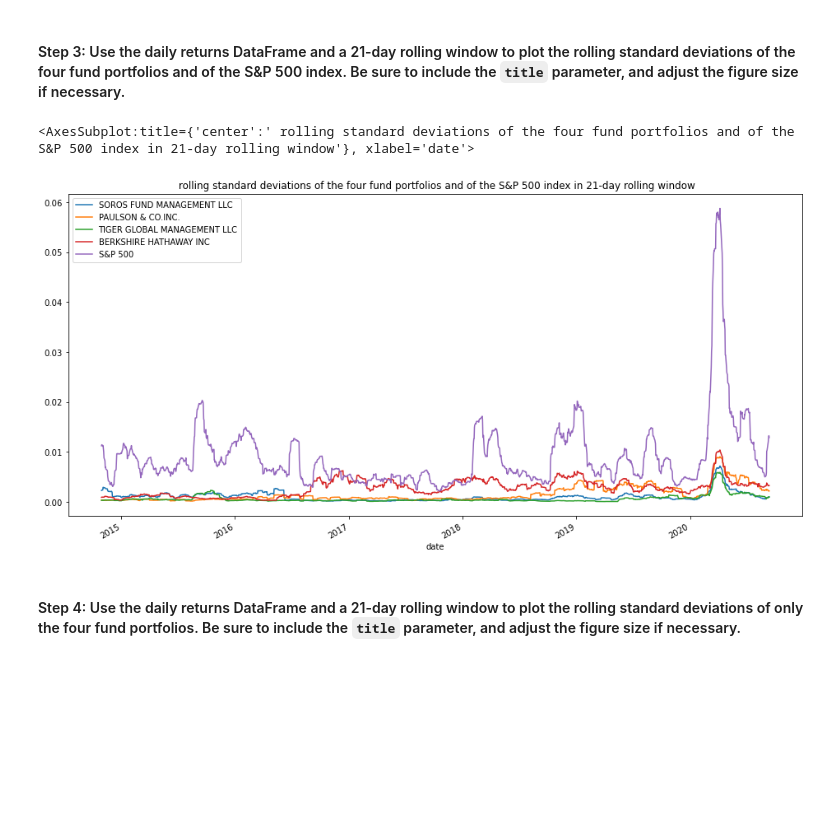
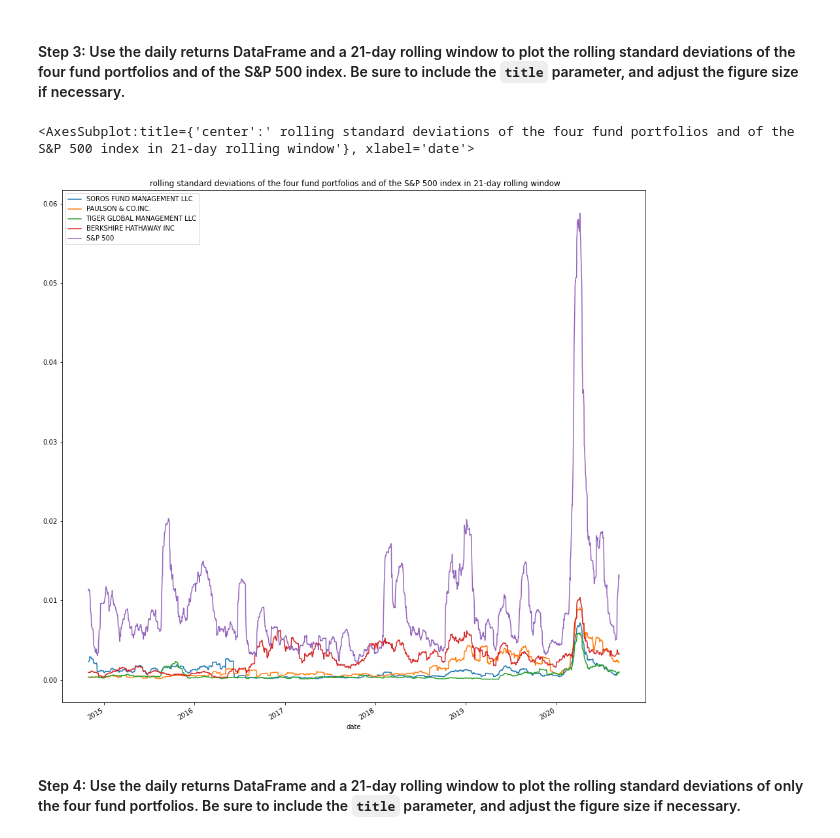
Before and after one commit to bbc2210/Fin-Tech_Challenge_04_Quantitative-Analysis-with-Pandas, a Jupyter notebook: risk_return_analysis.ipynb, the cells around one changed output. Cells and saved outputs as stored; diff of their text form; code cells hidden in the pictures; blank space fills up the shorter version.

```diff
--- a/risk_return_analysis.ipynb
+++ b/risk_return_analysis.ipynb
@@ -511,14 +504,14 @@ dtype: float64
 # %%
 # Using the daily returns DataFrame and a 21-day rolling window,
 # plot the rolling standard deviation of the 4 portfolios and the S&P 500
 # Include a title parameter and adjust the figure size
 whale_daily_returns_window_21_std_df = whale_daily_returns_df.rolling(window=21).std()
 whale_daily_returns_window_21_std_df.plot(
-    figsize=(16, 8)
+    figsize=(16, 16)
     , title=" rolling standard deviations of the four fund portfolios and of the S&P 500 index in 21-day rolling window")
 # %% [output]
 <AxesSubplot:title={'center':' rolling standard deviations of the four fund portfolios and of the S&P 500 index in 21-day rolling window'}, xlabel='date'>
-[figure, old version]
+[figure, new version]
 # %% [markdown]
 #### Step 4: Use the daily returns DataFrame and a 21-day rolling window to plot the rolling standard deviations of only the four fund portfolios. Be sure to include the `title` parameter, and adjust the figure size if necessary.
 # %%
```
Also changed, not shown: parts of 13 cells of this notebook, 3 other files.
